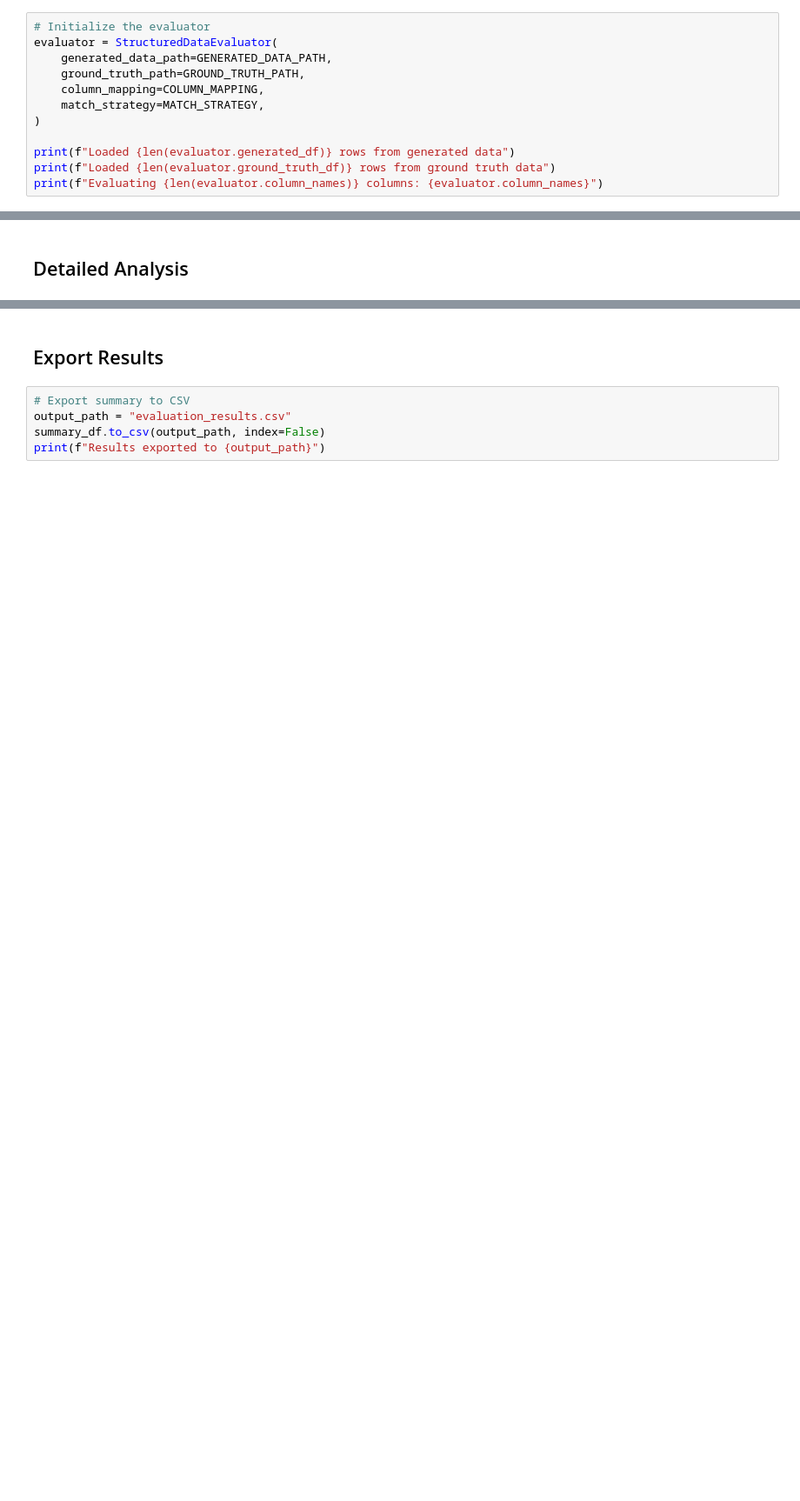
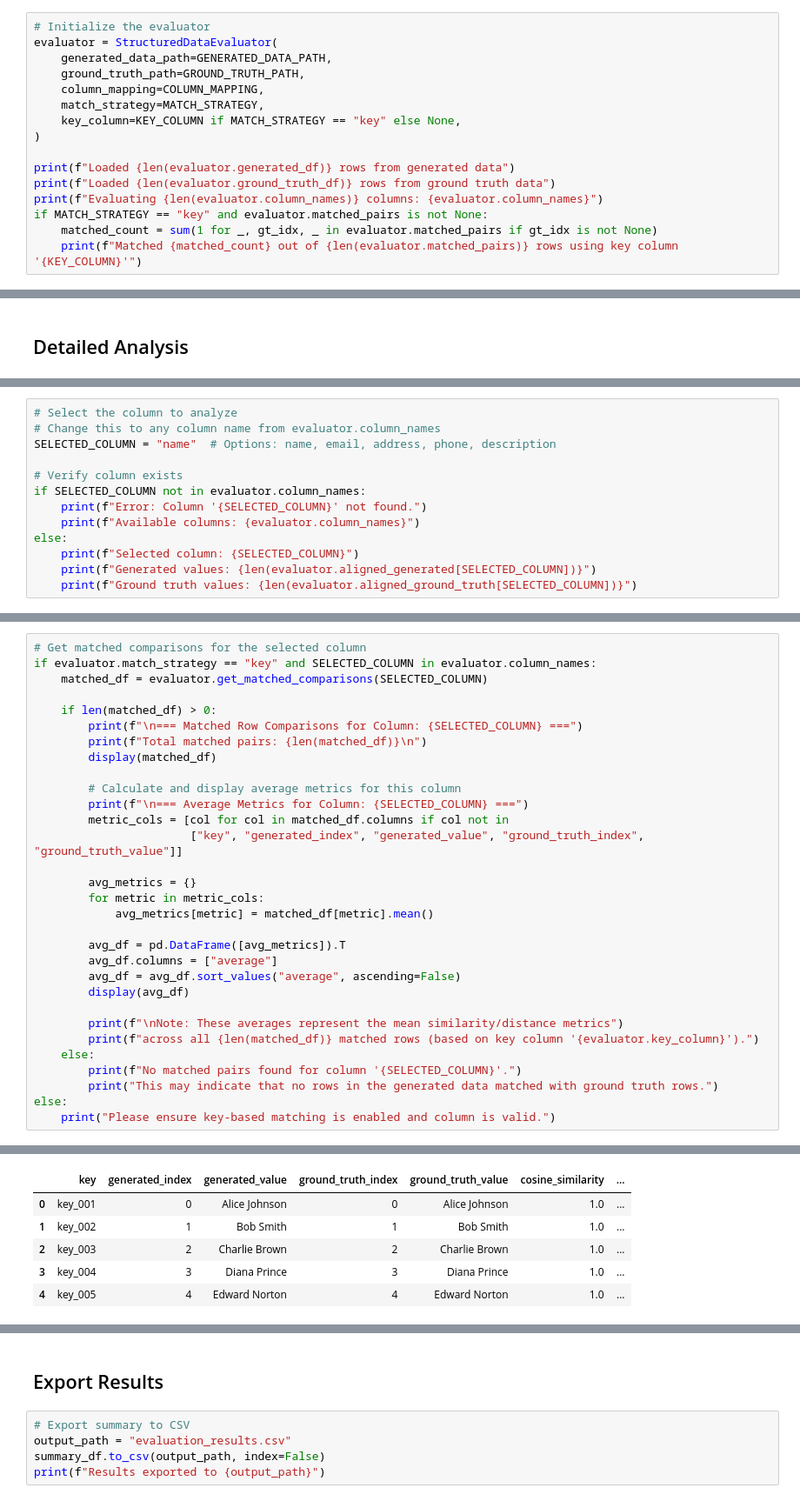
Before and after one commit to duncancalvert/structured_data_eval_harness_boiler_plate, a Jupyter notebook: eval_harness/evaluation_notebook.ipynb, the cells around one changed output, grey strips where cells are left out. Shown at 87% size. Saved outputs shown, nothing was run; the diff lists cells and outputs as text; blank space fills up the shorter version.

Commit message:
Working basic eval harness code with test data

```diff
--- a/eval_harness/evaluation_notebook.ipynb
+++ b/eval_harness/evaluation_notebook.ipynb
@@ -41,8 +106,12 @@ evaluator = StructuredDataEvaluator(
     ground_truth_path=GROUND_TRUTH_PATH,
     column_mapping=COLUMN_MAPPING,
     match_strategy=MATCH_STRATEGY,
+    key_column=KEY_COLUMN if MATCH_STRATEGY == "key" else None,
 )
 
 print(f"Loaded {len(evaluator.generated_df)} rows from generated data")
 print(f"Loaded {len(evaluator.ground_truth_df)} rows from ground truth data")
 print(f"Evaluating {len(evaluator.column_names)} columns: {evaluator.column_names}")
+if MATCH_STRATEGY == "key" and evaluator.matched_pairs is not None:
+    matched_count = sum(1 for _, gt_idx, _ in evaluator.matched_pairs if gt_idx is not None)
+    print(f"Matched {matched_count} out of {len(evaluator.matched_pairs)} rows using key column '{KEY_COLUMN}'")
@@ -104,0 +294,13 @@ print(json.dumps(results, indent=2, default=str))
+# %%
+# Select the column to analyze
+# Change this to any column name from evaluator.column_names
+SELECTED_COLUMN = "name"  # Options: name, email, address, phone, description
+
+# Verify column exists
+if SELECTED_COLUMN not in evaluator.column_names:
+    print(f"Error: Column '{SELECTED_COLUMN}' not found.")
+    print(f"Available columns: {evaluator.column_names}")
+else:
+    print(f"Selected column: {SELECTED_COLUMN}")
+    print(f"Generated values: {len(evaluator.aligned_generated[SELECTED_COLUMN])}")
+    print(f"Ground truth values: {len(evaluator.aligned_ground_truth[SELECTED_COLUMN])}")
@@ -104,0 +311,32 @@ print(json.dumps(results, indent=2, default=str))
+# %%
+# Get matched comparisons for the selected column
+if evaluator.match_strategy == "key" and SELECTED_COLUMN in evaluator.column_names:
+    matched_df = evaluator.get_matched_comparisons(SELECTED_COLUMN)
+
+    if len(matched_df) > 0:
+        print(f"\n=== Matched Row Comparisons for Column: {SELECTED_COLUMN} ===")
+        print(f"Total matched pairs: {len(matched_df)}\n")
+        display(matched_df)
+
+        # Calculate and display average metrics for this column
+        print(f"\n=== Average Metrics for Column: {SELECTED_COLUMN} ===")
+        metric_cols = [col for col in matched_df.columns if col not in
+                       ["key", "generated_index", "generated_value", "ground_truth_index", "ground_truth_value"]]
+
+        avg_metrics = {}
+        for metric in metric_cols:
+            avg_metrics[metric] = matched_df[metric].mean()
+
+        avg_df = pd.DataFrame([avg_metrics]).T
+        avg_df.columns = ["average"]
+        avg_df = avg_df.sort_values("average", ascending=False)
+        display(avg_df)
+
+        print(f"\nNote: These averages represent the mean similarity/distance metrics")
+        print(f"across all {len(matched_df)} matched rows (based on key column '{evaluator.key_column}').")
+    else:
+        print(f"No matched pairs found for column '{SELECTED_COLUMN}'.")
+        print("This may indicate that no rows in the generated data matched with ground truth rows.")
+else:
+    print("Please ensure key-based matching is enabled and column is valid.")
+# %% [output]
@@ -104,0 +345,6 @@ print(json.dumps(results, indent=2, default=str))
+|  | key | generated_index | generated_value | ground_truth_index | ground_truth_value | cosine_similarity | ... |
+| 0 | key_001 | 0 | Alice Johnson | 0 | Alice Johnson | 1.0 | ... |
+| 1 | key_002 | 1 | Bob Smith | 1 | Bob Smith | 1.0 | ... |
+| 2 | key_003 | 2 | Charlie Brown | 2 | Charlie Brown | 1.0 | ... |
+| 3 | key_004 | 3 | Diana Prince | 3 | Diana Prince | 1.0 | ... |
+| 4 | key_005 | 4 | Edward Norton | 4 | Edward Norton | 1.0 | ... |
```
Also changed, not shown: parts of 16 cells of this notebook, 15 other files.
